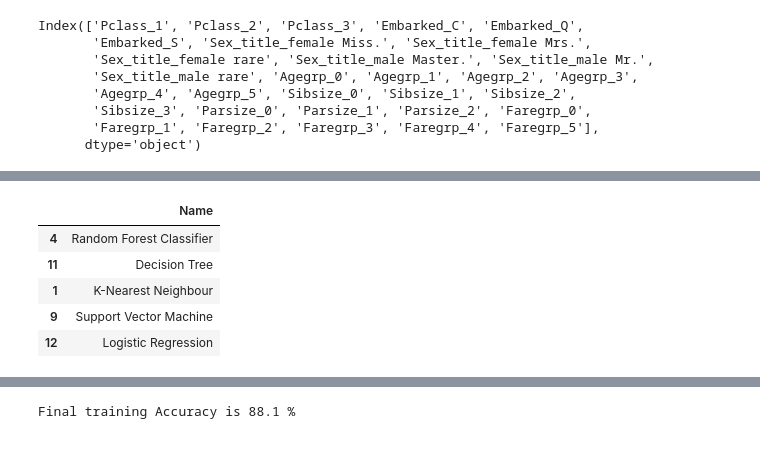
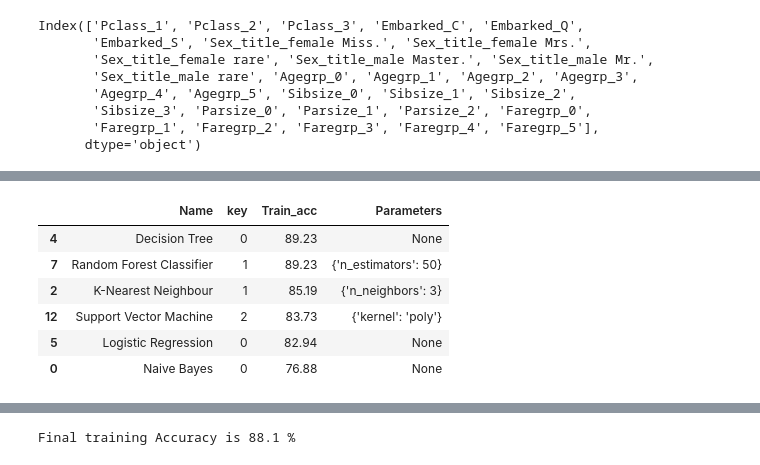
Before and after one commit to Rajesh-Nair/Feature-engineering-and-EDA-using-python, a Jupyter notebook: Titanic-model.ipynb, the cells around one changed output, grey strips where cells are left out. Saved outputs shown, nothing was run; the diff lists cells and outputs as text; code cells hidden in the pictures.

```diff
--- a/Titanic-model.ipynb
+++ b/Titanic-model.ipynb
@@ -210,12 +223,16 @@ df_model_score.sort_values(['Train_acc'],ascending=False).iloc[:,[0,1,2,4]]
+# %%
+# Lets pick best parameters for each model (based on Training accuracy)
+best_par_in = df_model_score.groupby(['Name'],as_index=True)['Train_acc'].idxmax()
+df_model_score.loc[best_par_in,['Name', 'key', 'Train_acc', 'Parameters']].sort_values('Train_acc', ascending=False)
+# %% [output]
+|  | Name | key | Train_acc | Parameters |
+| 4 | Decision Tree | 0 | 89.23 | None |
+| 7 | Random Forest Classifier | 1 | 89.23 | {'n_estimators': 50} |
+| 2 | K-Nearest Neighbour | 1 | 85.19 | {'n_neighbors': 3} |
+| 12 | Support Vector Machine | 2 | 83.73 | {'kernel': 'poly'} |
+| 5 | Logistic Regression | 0 | 82.94 | None |
+| 0 | Naive Bayes | 0 | 76.88 | None |
 # %%
-# Lets pick 5 models
-Indexes = [4,11,1,9,12]
-df_model_score.loc[Indexes,['Name']]
+# # Lets pick top 5 model
+Indexes = df_model_score.loc[Indexes].sort_values('Train_acc', ascending=False).index[0:5]
-# %% [output]
-|  | Name |
-| 4 | Random Forest Classifier |
-| 11 | Decision Tree |
-| 1 | K-Nearest Neighbour |
-| 9 | Support Vector Machine |
-| 12 | Logistic Regression |
 # %%
```
Also changed, not shown: parts of 15 cells of this notebook, 2 other files.
